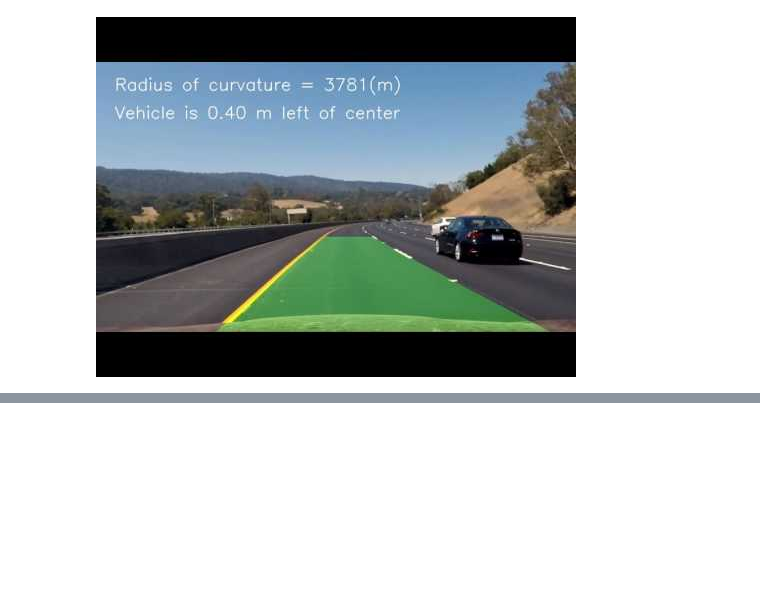
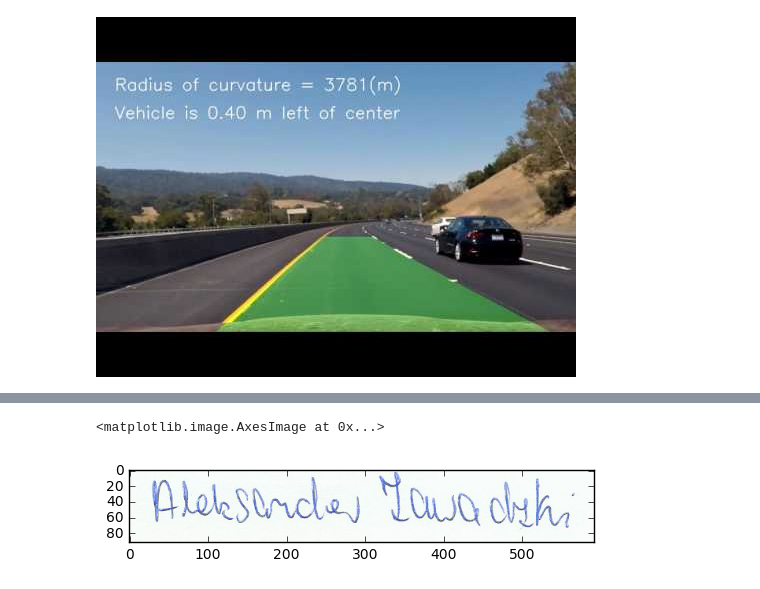
Before and after one commit to pzawadzk/Advanced-Lane-Lines, a Jupyter notebook: Line_detection.ipynb, the cells around one changed output, grey strips where cells are left out. Drawn from its saved outputs; the diff is of its cells as text; code cells hidden in the pictures; blank space fills up the shorter version.

```diff
--- a/Line_detection.ipynb
+++ b/Line_detection.ipynb
@@ -153,0 +177,5 @@ YouTubeVideo('vg3sN9wN-N0')
+# %%
+plt.imshow(img)
+# %% [output]
+<matplotlib.image.AxesImage at 0x...>
+[figure, added]
```
Also changed, not shown: parts of 5 cells of this notebook, 1 other file.
